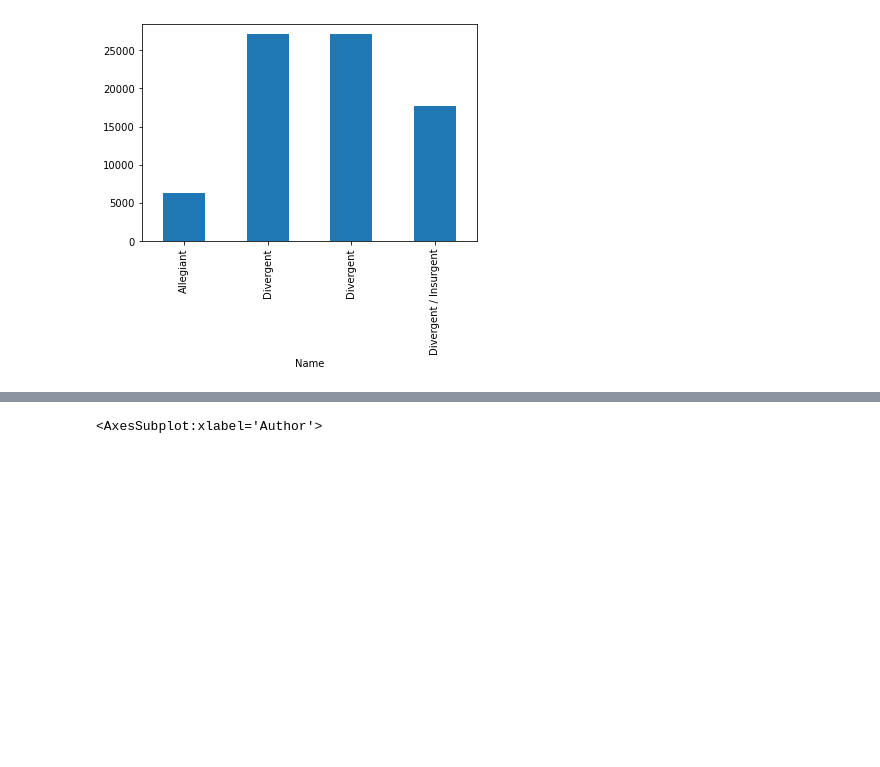
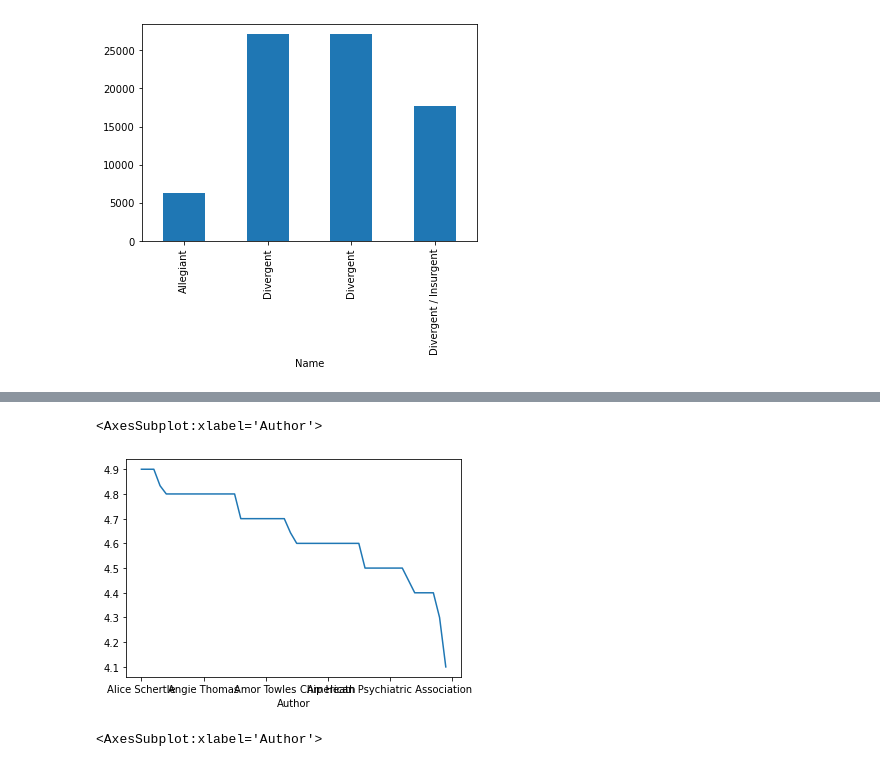
Before and after one commit to kav09/Analysis_of_Best_Selling_Books, a Jupyter notebook: notebook.ipynb, the cells around one changed output, grey strips where cells are left out. Cells and saved outputs as stored; diff of their text form; code cells hidden in the pictures; blank space fills up the shorter version.

```diff
--- a/notebook.ipynb
+++ b/notebook.ipynb
@@ -443,3 +435,9 @@ Name: Reviews, Length: 248, dtype: float64
+# %%
+# Author and its rating
+booklist.groupby('Author').mean()['User Rating'].head(50).sort_values(ascending= False).plot()
+# %% [output]
+<AxesSubplot:xlabel='Author'>
+[figure, added]
 # %%
 booklist.groupby('Author').count()['Reviews'].head(50).plot(kind = 'bar')
 # %% [output]
```
Also changed, not shown: parts of 12 cells of this notebook, 3 other files.
